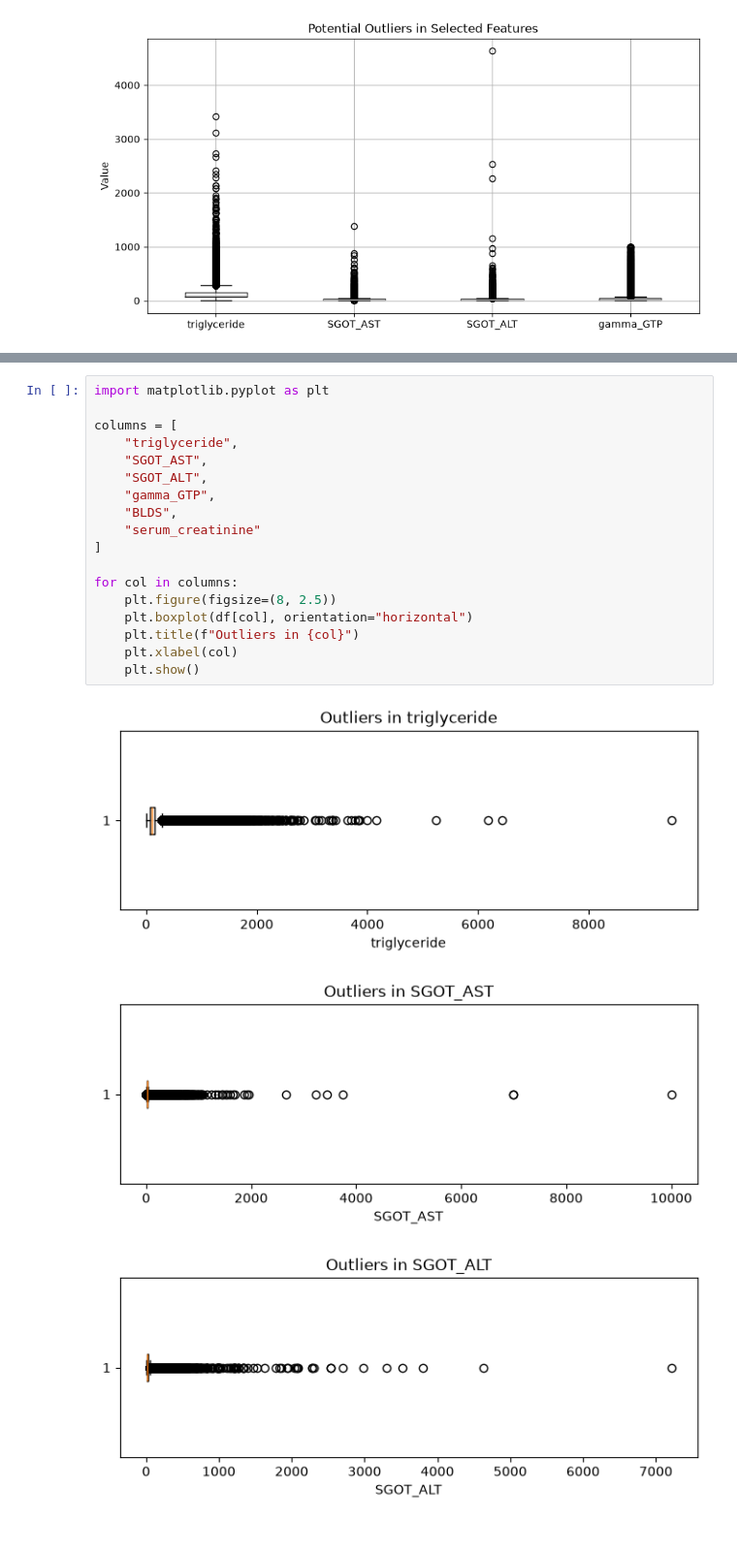
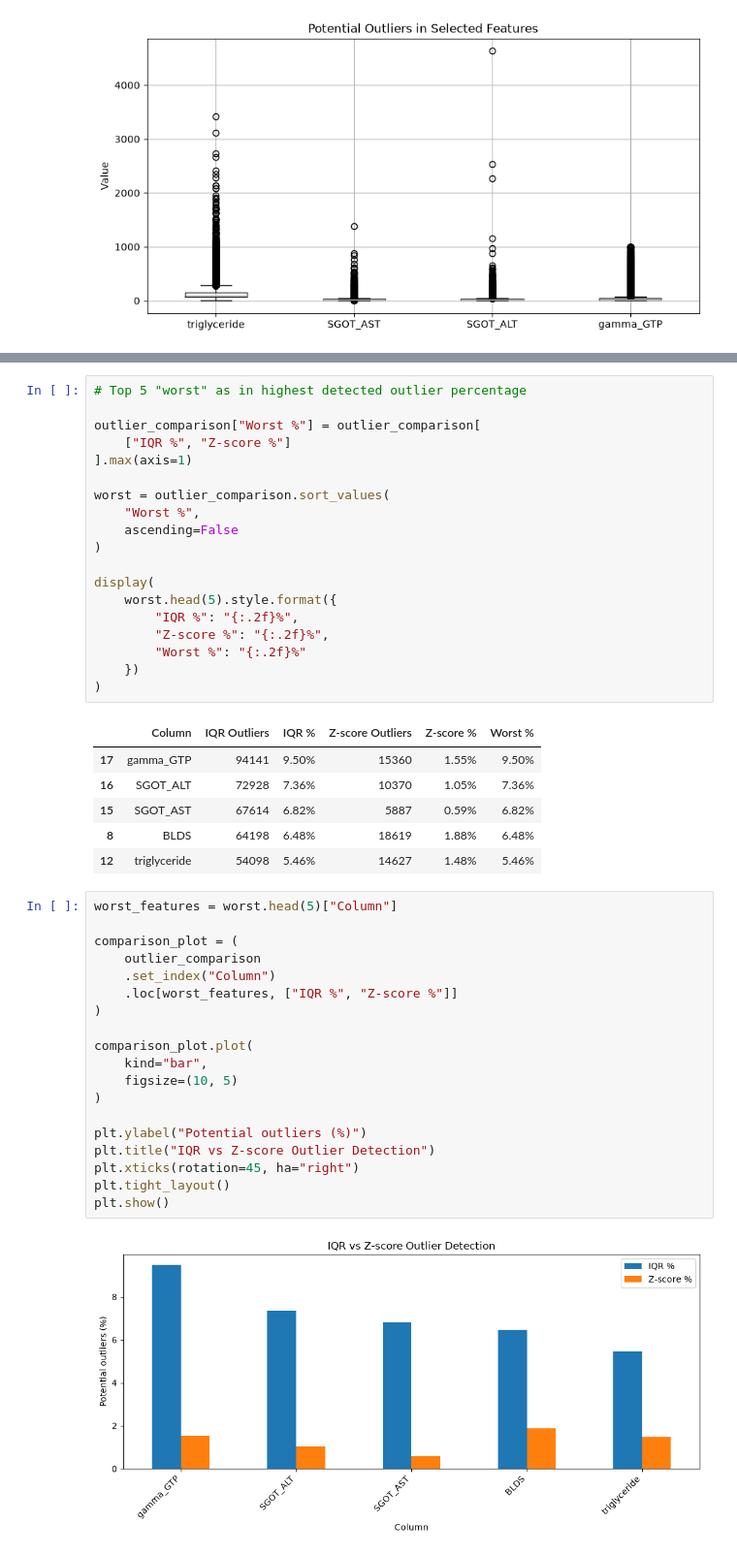
Before and after one commit to mohandtest/assignment-1-IT3212, a Jupyter notebook: src/data-driven.ipynb, the cells around one changed output, grey strips where cells are left out. Shown at 97% size. Cells and saved outputs as stored; diff of their text form.

```diff
--- a/src/data-driven.ipynb
+++ b/src/data-driven.ipynb
@@ -203,22 +346,47 @@ comparing iqr to z score
+# %%
+# Top 5 "worst" as in highest detected outlier percentage
+
+outlier_comparison["Worst %"] = outlier_comparison[
+    ["IQR %", "Z-score %"]
+].max(axis=1)
+
+worst = outlier_comparison.sort_values(
+    "Worst %",
+    ascending=False
+)
+
+display(
+    worst.head(5).style.format({
+        "IQR %": "{:.2f}%",
+        "Z-score %": "{:.2f}%",
+        "Worst %": "{:.2f}%"
+    })
+)
+# %% [output]
+|  | Column | IQR Outliers | IQR % | Z-score Outliers | Z-score % | Worst % |
+| 17 | gamma_GTP | 94141 | 9.50% | 15360 | 1.55% | 9.50% |
+| 16 | SGOT_ALT | 72928 | 7.36% | 10370 | 1.05% | 7.36% |
+| 15 | SGOT_AST | 67614 | 6.82% | 5887 | 0.59% | 6.82% |
+| 8 | BLDS | 64198 | 6.48% | 18619 | 1.88% | 6.48% |
+| 12 | triglyceride | 54098 | 5.46% | 14627 | 1.48% | 5.46% |
 # %%
-import matplotlib.pyplot as plt
+worst_features = worst.head(5)["Column"]
 
-columns = [
-    "triglyceride",
-    "SGOT_AST",
-    "SGOT_ALT",
-    "gamma_GTP",
-    "BLDS",
-    "serum_creatinine"
-]
+comparison_plot = (
+    outlier_comparison
+    .set_index("Column")
+    .loc[worst_features, ["IQR %", "Z-score %"]]
+)
 
-for col in columns:
-    plt.figure(figsize=(8, 2.5))
-    plt.boxplot(df[col], orientation="horizontal")
-    plt.title(f"Outliers in {col}")
-    plt.xlabel(col)
-    plt.show()
+comparison_plot.plot(
+    kind="bar",
+    figsize=(10, 5)
+)
+
+plt.ylabel("Potential outliers (%)")
+plt.title("IQR vs Z-score Outlier Detection")
+plt.xticks(rotation=45, ha="right")
+plt.tight_layout()
+plt.show()
 # %% [output]
-[figure, old version]
+[figure, new version]
-[figure, removed]
-[figure, removed]
```
Also changed, not shown: parts of 24 cells of this notebook.
